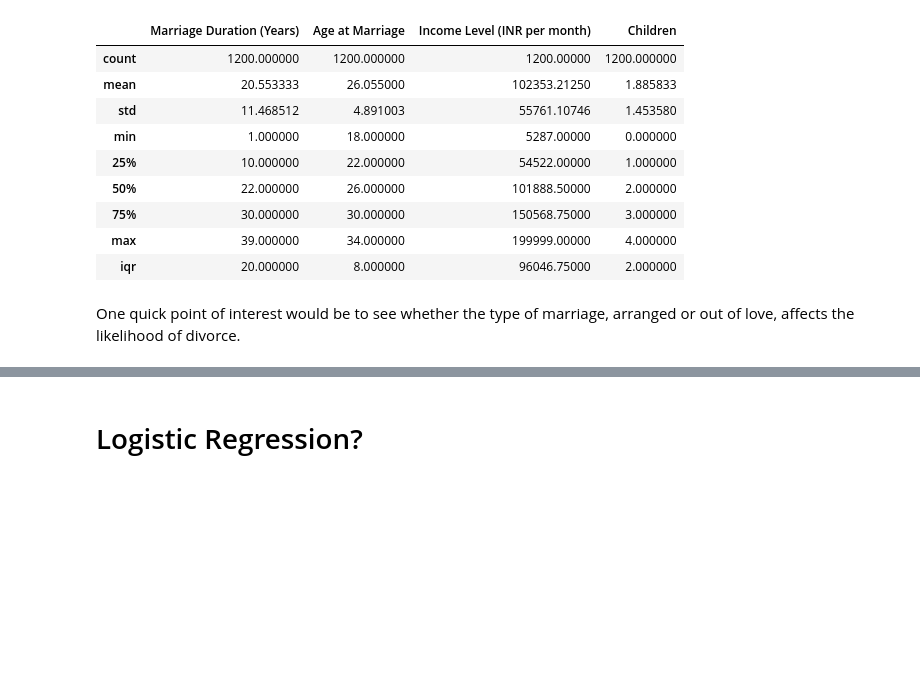
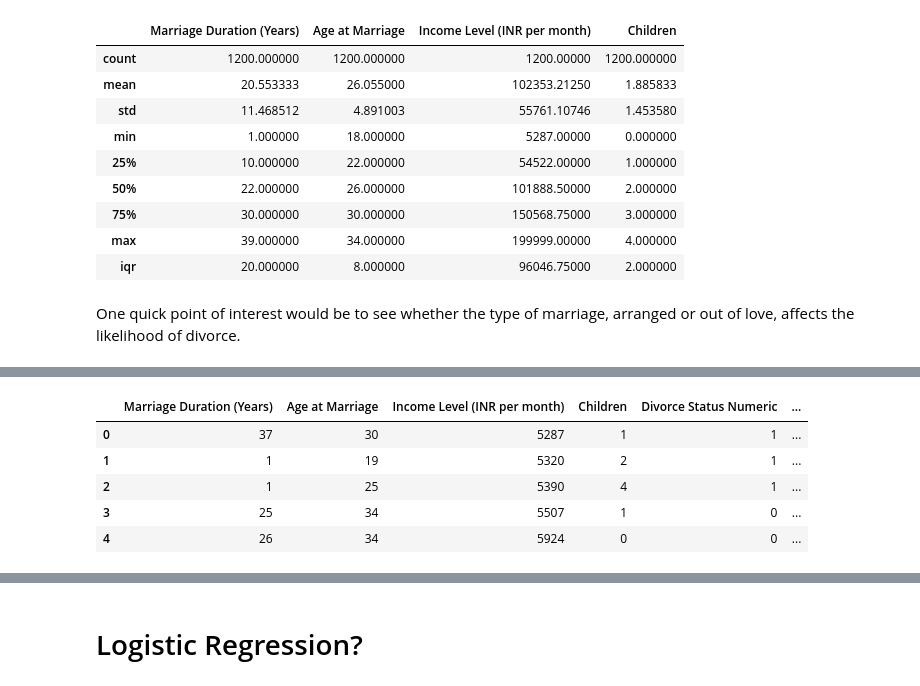
Before and after one commit to musashi98402/Python-Projects, a Jupyter notebook: project-1-divorce-rates-in-india.ipynb, the cells around one changed output, grey strips where cells are left out. Cells and saved outputs as stored; diff of their text form; code cells hidden in the pictures; blank space fills up the shorter version.

```diff
--- a/project-1-divorce-rates-in-india.ipynb
+++ b/project-1-divorce-rates-in-india.ipynb
@@ -168,0 +206,20 @@ plt.legend([], [], frameon=False);
+# %%
+# Prep the dataset:
+# Divorce Status encoding to numeric:
+divorce_status_mappings = {"Yes": 1, "No": 0}
+full_table['Divorce Status Numeric'] = full_table["Divorce Status"].map(divorce_status_mappings)
+dummies = pd.get_dummies(full_table[['Marriage Type', 'Education Level', 'Caste/Religion', 'Urban/Rural', 'Family Involvement']])
+dummy_mappings = {True:1, False:0}
+for col in dummies:
+    dummies[col]=dummies[col].map(dummy_mappings)
+df = pd.concat([full_table, dummies], axis=1)
+df.drop(df[['Unique ID','Marriage Type', 'Education Level', 'Caste/Religion', 'Urban/Rural', 'Family Involvement', 'Divorce Status']], axis=1, inplace=True)
+
+df.head()
+# %% [output]
+|  | Marriage Duration (Years) | Age at Marriage | Income Level (INR per month) | Children | Divorce Status Numeric | ... |
+| 0 | 37 | 30 | 5287 | 1 | 1 | ... |
+| 1 | 1 | 19 | 5320 | 2 | 1 | ... |
+| 2 | 1 | 25 | 5390 | 4 | 1 | ... |
+| 3 | 25 | 34 | 5507 | 1 | 0 | ... |
+| 4 | 26 | 34 | 5924 | 0 | 0 | ... |
```
Also changed, not shown: parts of 22 cells of this notebook.
